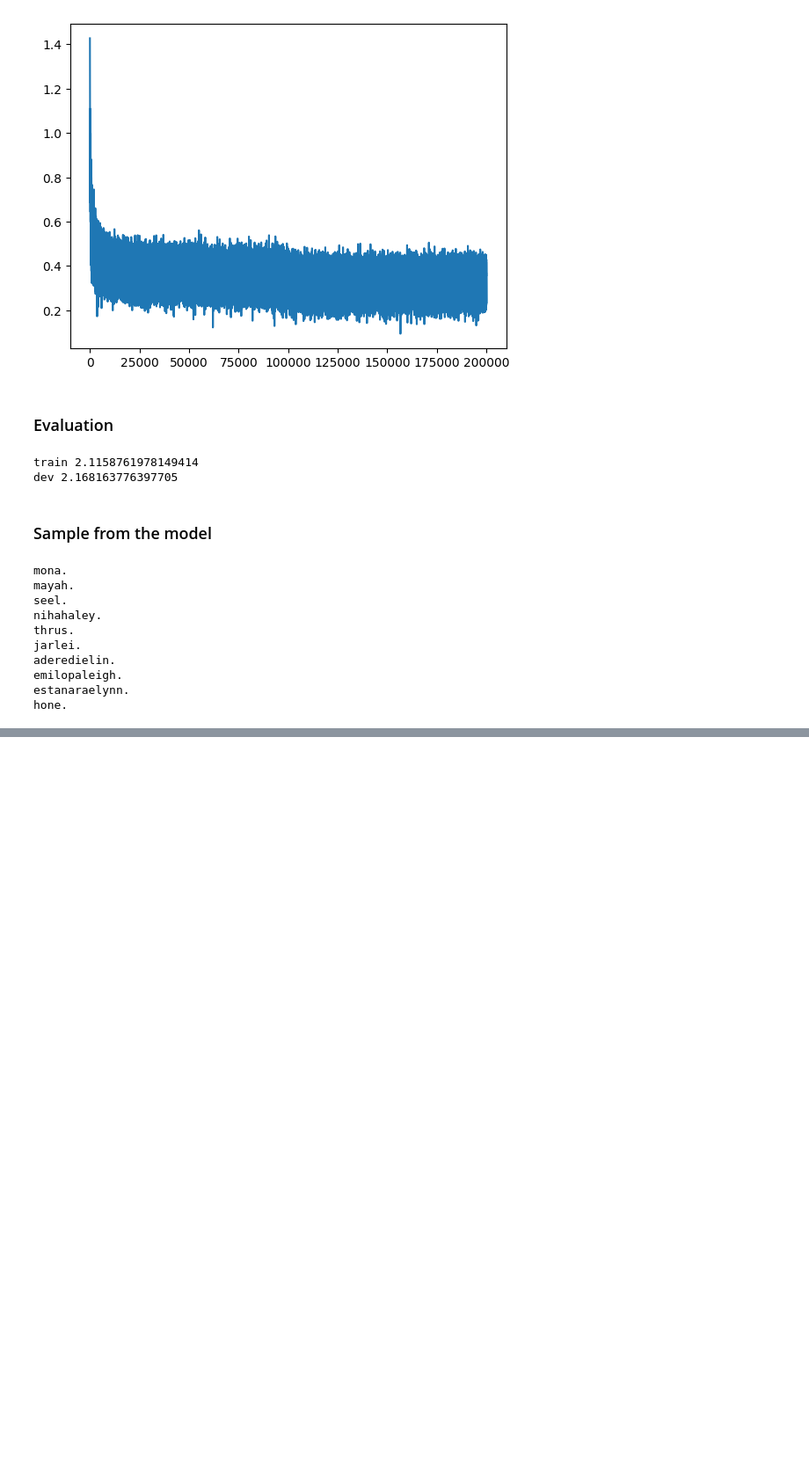
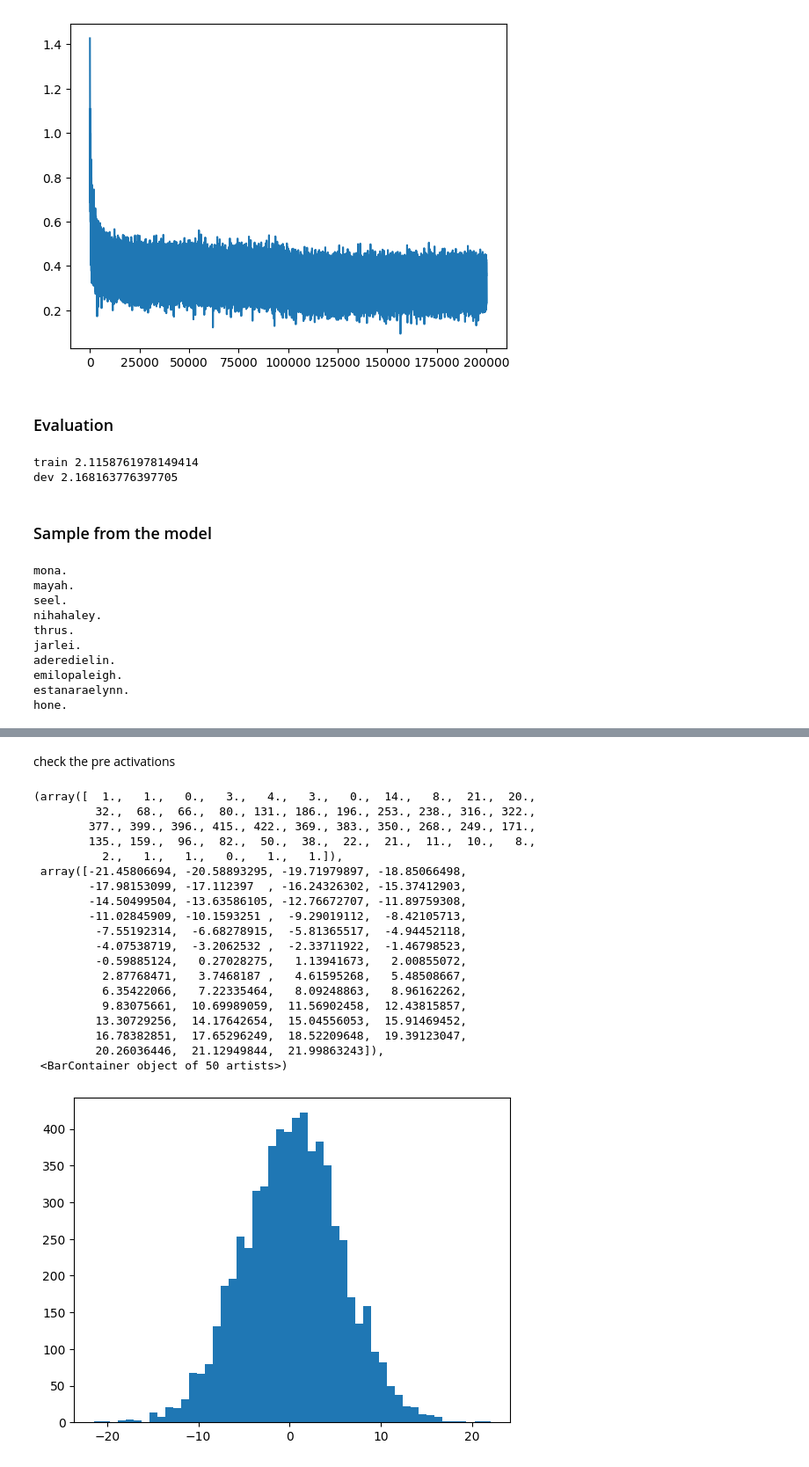
Before and after one commit to ahmedmustahid/makemore, a Jupyter notebook: makemore_3_act_grad_bn.ipynb, the cells around one changed output, grey strips where cells are left out. Shown at 88% size. Drawn from its saved outputs; the diff is of its cells as text; code cells hidden in the pictures; blank space fills up the shorter version.

```diff
--- a/makemore_3_act_grad_bn.ipynb
+++ b/makemore_3_act_grad_bn.ipynb
@@ -194,0 +587,26 @@ hone.
+# %% [markdown]
+check the pre activations
+# %%
+hpreact = emb.view(-1, block_size * n_embed) @ W1 + b1
+plt.hist(hpreact.view(-1).tolist(), 50)
+# %% [output]
+(array([  1.,   1.,   0.,   3.,   4.,   3.,   0.,  14.,   8.,  21.,  20.,
+         32.,  68.,  66.,  80., 131., 186., 196., 253., 238., 316., 322.,
+        377., 399., 396., 415., 422., 369., 383., 350., 268., 249., 171.,
+        135., 159.,  96.,  82.,  50.,  38.,  22.,  21.,  11.,  10.,   8.,
+          2.,   1.,   1.,   0.,   1.,   1.]),
+ array([-21.45806694, -20.58893295, -19.71979897, -18.85066498,
+        -17.98153099, -17.112397  , -16.24326302, -15.37412903,
+        -14.50499504, -13.63586105, -12.76672707, -11.89759308,
+        -11.02845909, -10.1593251 ,  -9.29019112,  -8.42105713,
+         -7.55192314,  -6.68278915,  -5.81365517,  -4.94452118,
+         -4.07538719,  -3.2062532 ,  -2.33711922,  -1.46798523,
+         -0.59885124,   0.27028275,   1.13941673,   2.00855072,
+          2.87768471,   3.7468187 ,   4.61595268,   5.48508667,
+          6.35422066,   7.22335464,   8.09248863,   8.96162262,
+          9.83075661,  10.69989059,  11.56902458,  12.43815857,
+         13.30729256,  14.17642654,  15.04556053,  15.91469452,
+         16.78382851,  17.65296249,  18.52209648,  19.39123047,
+         20.26036446,  21.12949844,  21.99863243]),
+ <BarContainer object of 50 artists>)
+[figure, added]
```
Also changed, not shown: parts of 95 cells of this notebook.
